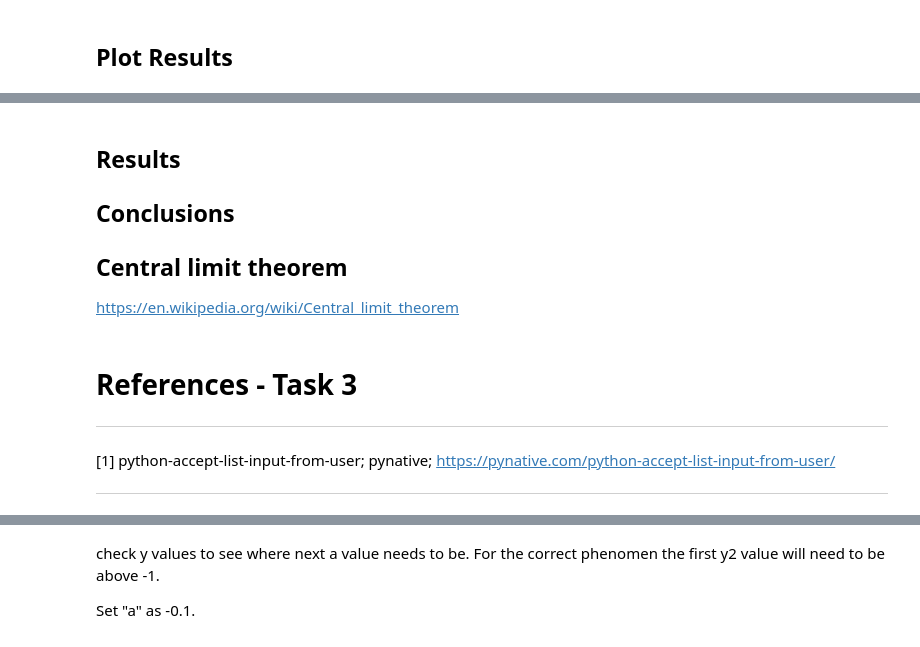
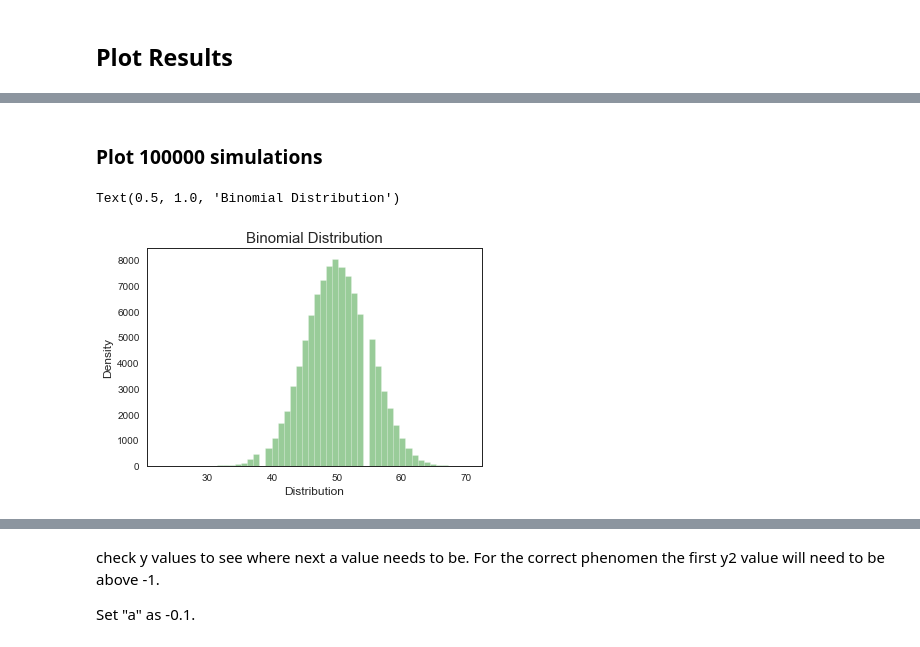
Before and after one commit to eoinlees/FofDA-assessment-2020, a Jupyter notebook: Tasks 2020.ipynb, the cells around one changed output, grey strips where cells are left out. Saved outputs shown, nothing was run; the diff lists cells and outputs as text; code cells hidden in the pictures.

Commit message:
Task 3 & 4 complete and referenced.

```diff
--- a/Tasks 2020.ipynb
+++ b/Tasks 2020.ipynb
@@ -485,23 +559,19 @@ https://seaborn.pydata.org/generated/seaborn.set_style.html
-# %% [markdown]
-## Results
-
-
-
-## Conclusions
-
- ## Central limit theorem
-
-
- https://en.wikipedia.org/wiki/Central_limit_theorem
-# %% [markdown]
-
-# References - Task 3
-
-
------------------
-[1] python-accept-list-input-from-user; pynative; https://pynative.com/python-accept-list-input-from-user/
-
-
-
-
-------------------------
+# %% [markdown]
+### Plot 100000 simulations
+# %%
+# Save results of array in variable
+n, p, t = 100, .5, 100000  # number of trials, probability of each trial, number of simulations
+s = coinFlipTest(n,p,t)
+s
+# set the style
+sns.set_style("white")
+
+
+# create the plot
+sns.distplot(s, kde=False, color='green')
+plt.xlabel("Distribution")
+plt.ylabel("Density")
+plt.title("Binomial Distribution", fontsize=15)
+# %% [output]
+Text(0.5, 1.0, 'Binomial Distribution')
+[figure, added]
```
Also changed, not shown: parts of 57 cells of this notebook.
